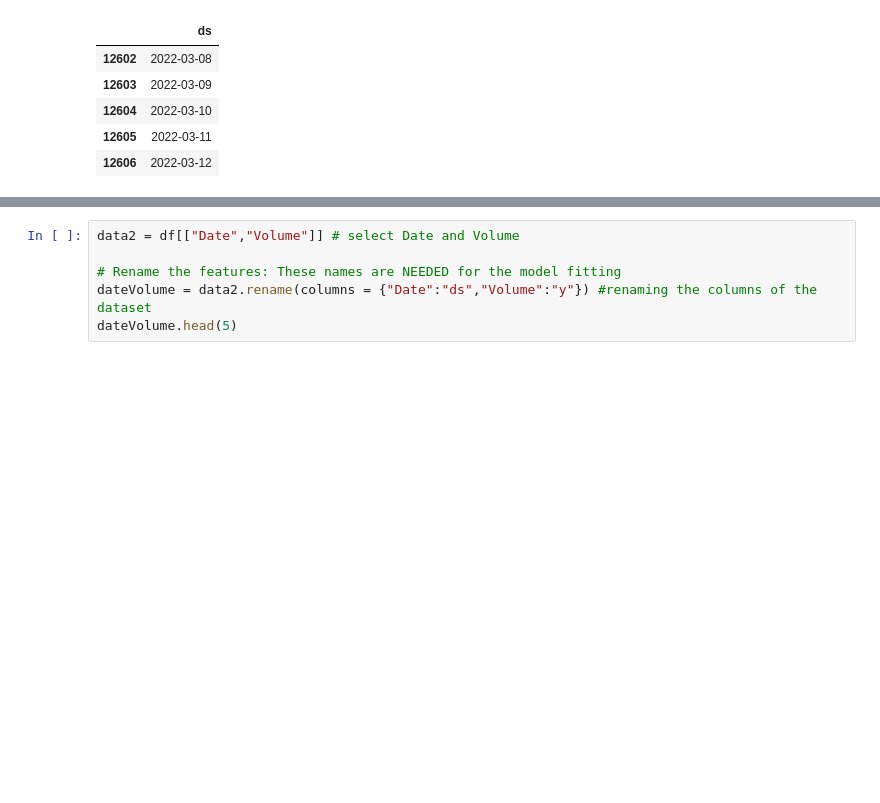
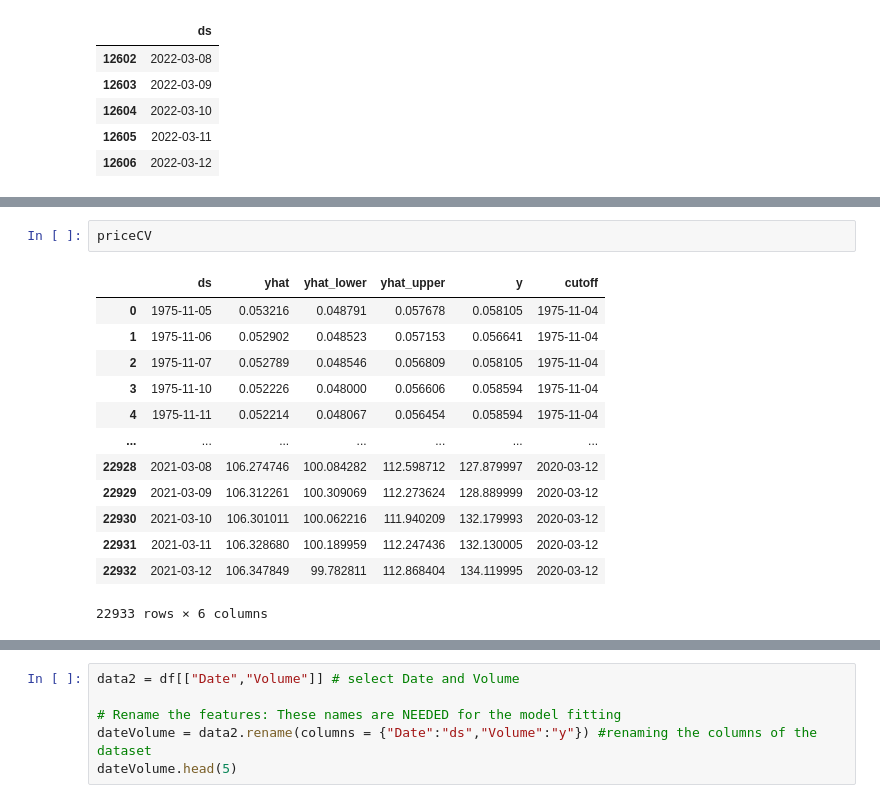
Before and after one commit to beckyydo/retail-machine-learning, a Jupyter notebook: FB Prophet.ipynb, the cells around one changed output, grey strips where cells are left out. Drawn from its saved outputs; the diff is of its cells as text; blank space fills up the shorter version.

```diff
--- a/FB Prophet.ipynb
+++ b/FB Prophet.ipynb
@@ -101,0 +138,16 @@ model.plot_components(predictions)
+# %%
+priceCV
+# %% [output]
+|  | ds | yhat | yhat_lower | yhat_upper | y | cutoff |
+| 0 | 1975-11-05 | 0.053216 | 0.048791 | 0.057678 | 0.058105 | 1975-11-04 |
+| 1 | 1975-11-06 | 0.052902 | 0.048523 | 0.057153 | 0.056641 | 1975-11-04 |
+| 2 | 1975-11-07 | 0.052789 | 0.048546 | 0.056809 | 0.058105 | 1975-11-04 |
+| 3 | 1975-11-10 | 0.052226 | 0.048000 | 0.056606 | 0.058594 | 1975-11-04 |
+| 4 | 1975-11-11 | 0.052214 | 0.048067 | 0.056454 | 0.058594 | 1975-11-04 |
+| ... | ... | ... | ... | ... | ... | ... |
+| 22928 | 2021-03-08 | 106.274746 | 100.084282 | 112.598712 | 127.879997 | 2020-03-12 |
+| 22929 | 2021-03-09 | 106.312261 | 100.309069 | 112.273624 | 128.889999 | 2020-03-12 |
+| 22930 | 2021-03-10 | 106.301011 | 100.062216 | 111.940209 | 132.179993 | 2020-03-12 |
+| 22931 | 2021-03-11 | 106.328680 | 100.189959 | 112.247436 | 132.130005 | 2020-03-12 |
+| 22932 | 2021-03-12 | 106.347849 | 99.782811 | 112.868404 | 134.119995 | 2020-03-12 |
+22933 rows × 6 columns
```
Also changed, not shown: parts of 14 cells of this notebook.
